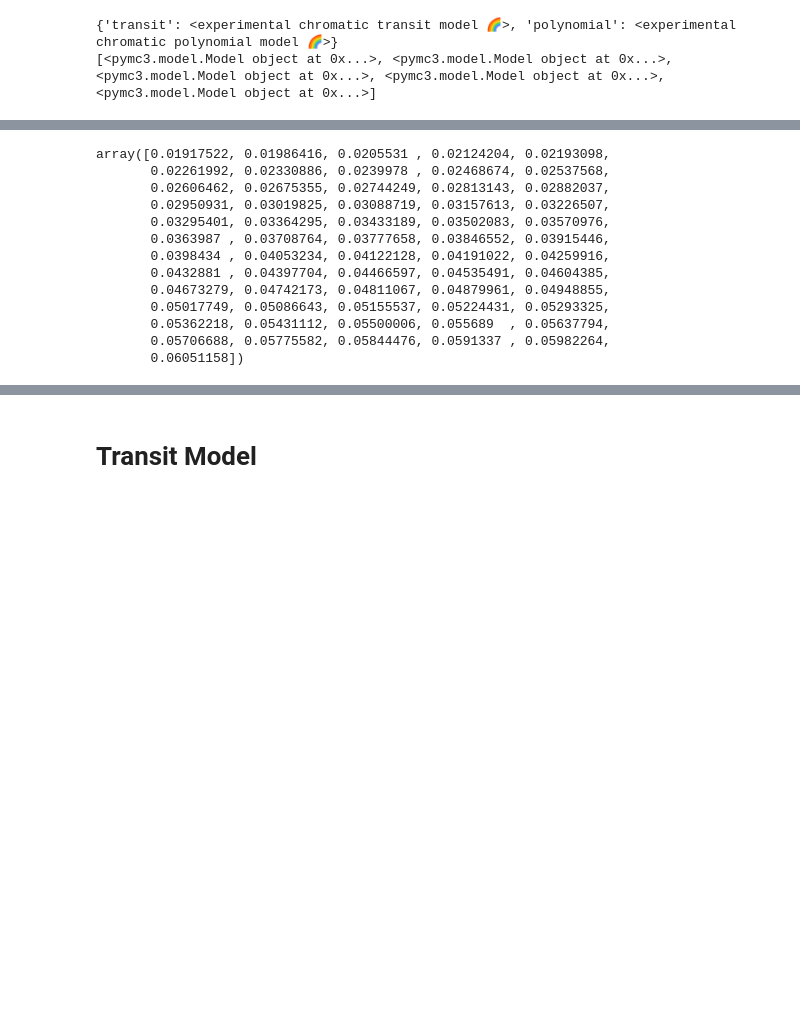
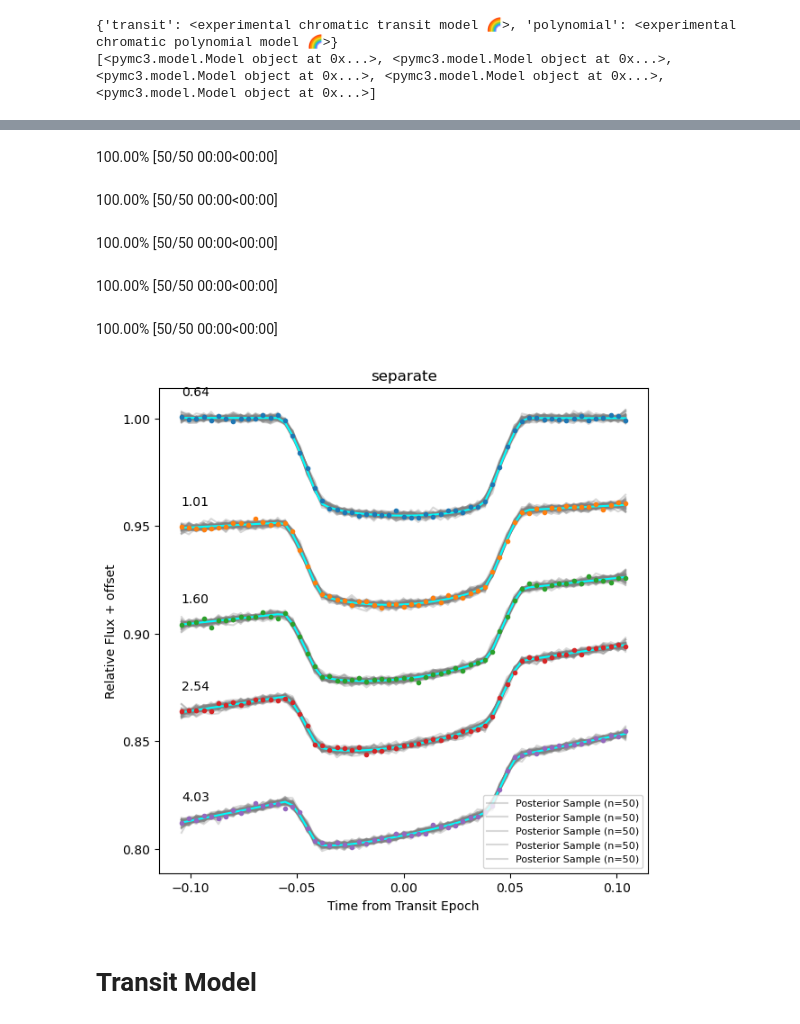
Before and after one commit to catrionamurray/chromatic_fitting, a Jupyter notebook: Eureka_test.ipynb, the cells around one changed output, grey strips where cells are left out. Drawn from its saved outputs; the diff is of its cells as text; code cells hidden in the pictures; blank space fills up the shorter version.

Commit message:
Separate wavelength optimization working for CombinedModel

```diff
--- a/Eureka_test.ipynb
+++ b/Eureka_test.ipynb
@@ -321,16 +345,46 @@ plt.close()
-# %%
-poly
-# %% [output]
-array([0.01917522, 0.01986416, 0.0205531 , 0.02124204, 0.02193098,
-       0.02261992, 0.02330886, 0.0239978 , 0.02468674, 0.02537568,
-       0.02606462, 0.02675355, 0.02744249, 0.02813143, 0.02882037,
-       0.02950931, 0.03019825, 0.03088719, 0.03157613, 0.03226507,
-       0.03295401, 0.03364295, 0.03433189, 0.03502083, 0.03570976,
-       0.0363987 , 0.03708764, 0.03777658, 0.03846552, 0.03915446,
-       0.0398434 , 0.04053234, 0.04122128, 0.04191022, 0.04259916,
-       0.0432881 , 0.04397704, 0.04466597, 0.04535491, 0.04604385,
-       0.04673279, 0.04742173, 0.04811067, 0.04879961, 0.04948855,
-       0.05017749, 0.05086643, 0.05155537, 0.05224431, 0.05293325,
-       0.05362218, 0.05431112, 0.05500006, 0.055689  , 0.05637794,
-       0.05706688, 0.05775582, 0.05844476, 0.0591337 , 0.05982264,
-       0.06051158])
+# %%
+fig, ax = plt.subplots(figsize=(7,7))
+from matplotlib.pyplot import cm as cmap
+
+posterior_predictive_traces = cm.sample_posterior(ndraws=50)
+
+for j, (mod, trace, summary, posterior_predictive_trace) in enumerate(zip(cm.pymc3_model, cm.trace, cm.summary, posterior_predictive_traces)):
+    if cm.optimization == 'separate':
+        data = cm.get_data(j)
+    else:
+        data = cm.get_data()
+
+    spacing = 3 * np.nanstd(data.flux)
+
+    color=cmap.viridis(np.linspace(0,1,data.nwave))
+
+    posterior_means = summary['mean']
+
+    # spacing = ax._most_recent_chromatic_plot_spacing
+    for i, w in enumerate(data.wavelength):
+        firstplot = True
+        transit_params = extract_mean_posteriors(cm.chromatic_models['transit'],summary, i+j)#cm.chromatic_models['transit'].extract_mean_posteriors(summary, i+j)
+        poly_params = extract_mean_posteriors(cm.chromatic_models['polynomial'],summary, i+j)#cm.chromatic_models['polynomial'].extract_mean_posteriors(summary, i+j)
+
+        poly = cm.chromatic_models['polynomial'].polynomial_model(poly_params)
+        transit = cm.chromatic_models['transit'].transit_model(transit_params)
+
+        for k in range(50):
+            if firstplot:
+                plt.plot(data.time, (-spacing*(i+j)) + posterior_predictive_trace[f'wavelength_{i+j}_data'][k],color='gray',alpha=0.3,label='Posterior Sample (n=50)')
+                firstplot=False
+            else:
+                plt.plot(data.time, (-spacing*(i+j)) + posterior_predictive_trace[f'wavelength_{i+j}_data'][k],color='gray',alpha=0.3)
+
+        plt.plot(data.time,(transit + poly) + (-spacing*(i+j)),color='cyan')
+        plt.plot(data.time, data.flux[i] + (-spacing*(i+j)),'.')
+        plt.text(data.time[0].to_value(), data.flux[i][0] + (-spacing*(i+j)) + 0.01, s="%.2f"%w.to_value())
+
+
+plt.title(cm.optimization)
+plt.ylabel("Relative Flux + offset")
+plt.xlabel("Time from Transit Epoch")
+plt.legend(loc='lower right',fontsize=8)
+plt.show()
+plt.close()
+# %% [output]
@@ -337,3 +392,9 @@ array([0.01917522, 0.01986416, 0.0205531 , 0.02124204, 0.02193098,
+100.00% [50/50 00:00<00:00]
+100.00% [50/50 00:00<00:00]
+100.00% [50/50 00:00<00:00]
+100.00% [50/50 00:00<00:00]
+100.00% [50/50 00:00<00:00]
+[figure, added]
 # %% [markdown]
 # Transit Model
 # %%
```
Also changed, not shown: parts of 17 cells of this notebook, 1 other file.
